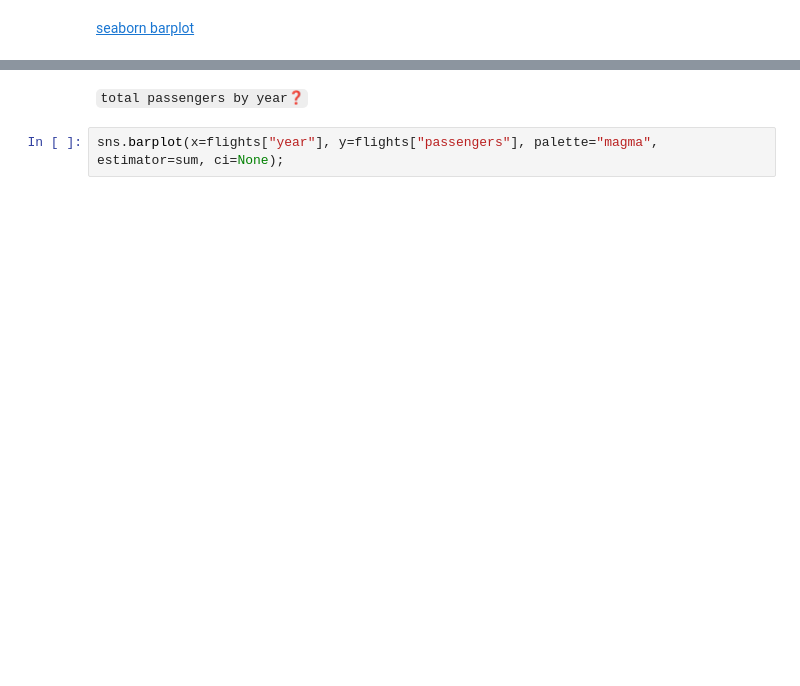
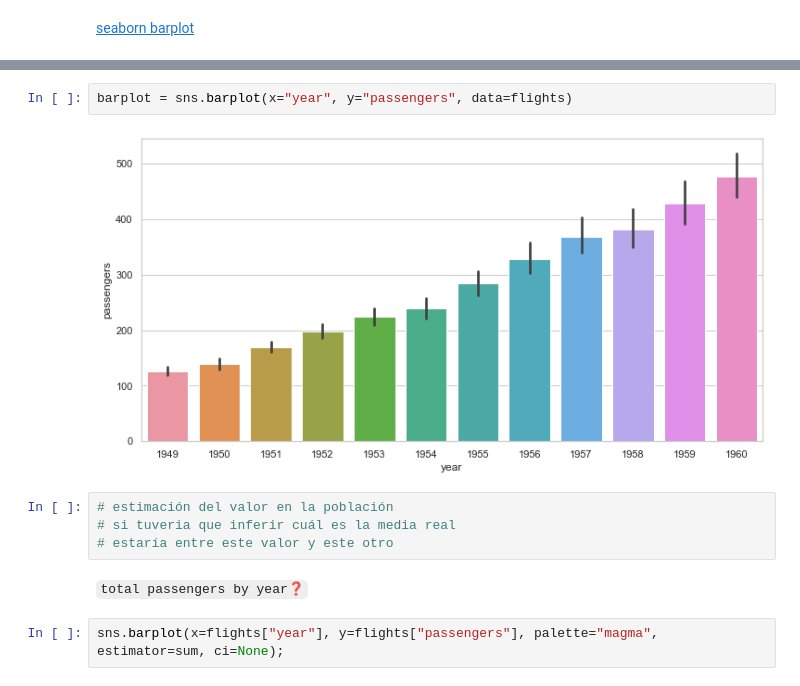
Before and after one commit to Ironhack-data-bcn-feb-2023/lectures, a Jupyter notebook: module-1/week-4/1- Visualization.ipynb, the cells around one changed output, grey strips where cells are left out. Saved outputs shown, nothing was run; the diff lists cells and outputs as text; blank space fills up the shorter version.

```diff
--- a/module-1/week-4/1- Visualization.ipynb
+++ b/module-1/week-4/1- Visualization.ipynb
@@ -140,3 +240,11 @@ barplot = sns.barplot(x="year", y="passengers", data=flights, ci=None)
+# %%
+barplot = sns.barplot(x="year", y="passengers", data=flights)
+# %% [output]
+[figure, added]
+# %%
+# estimación del valor en la población
+# si tuveria que inferir cuál es la media real
+# estaría entre este valor y este otro
 # %% [markdown]
 `total passengers by year❓`
 # %%
```
Also changed, not shown: parts of 50 cells of this notebook.
